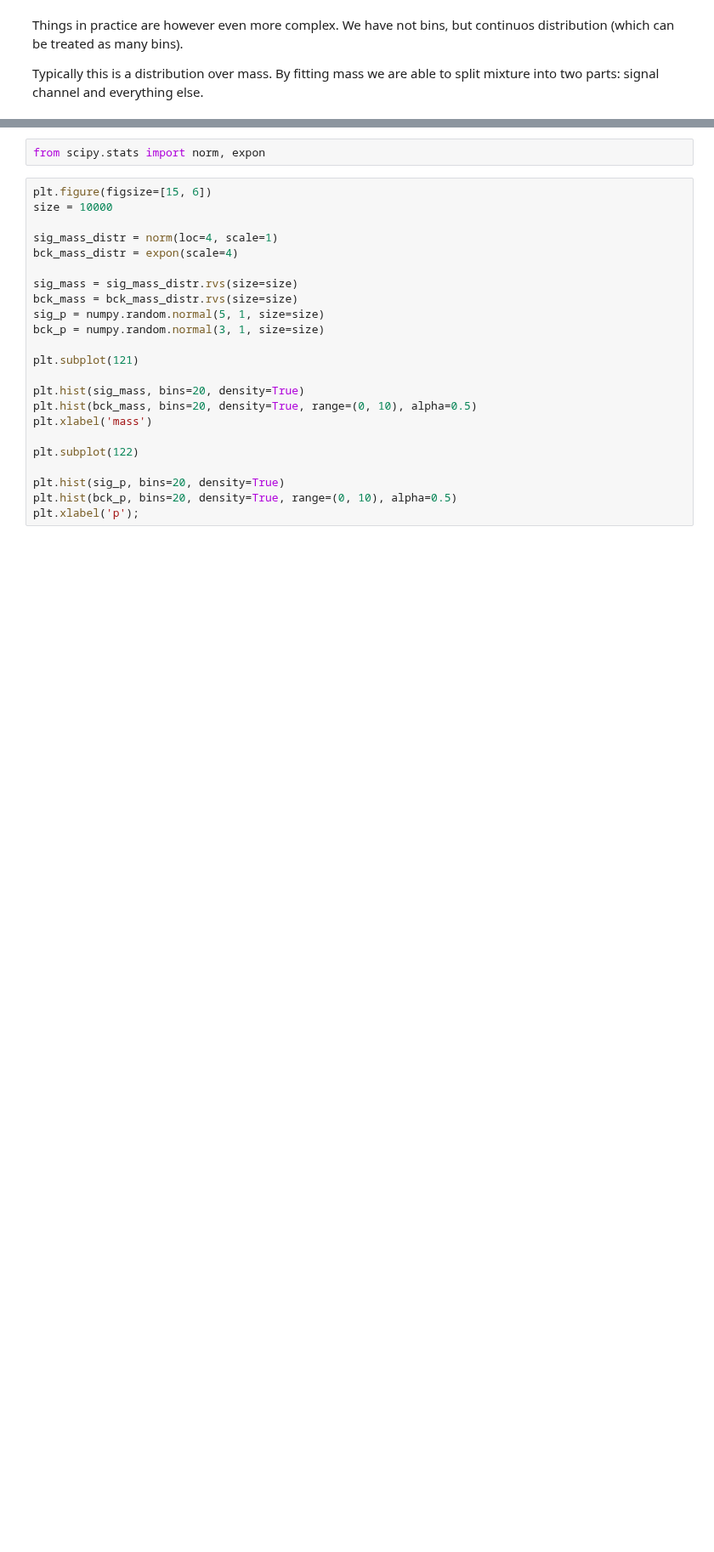
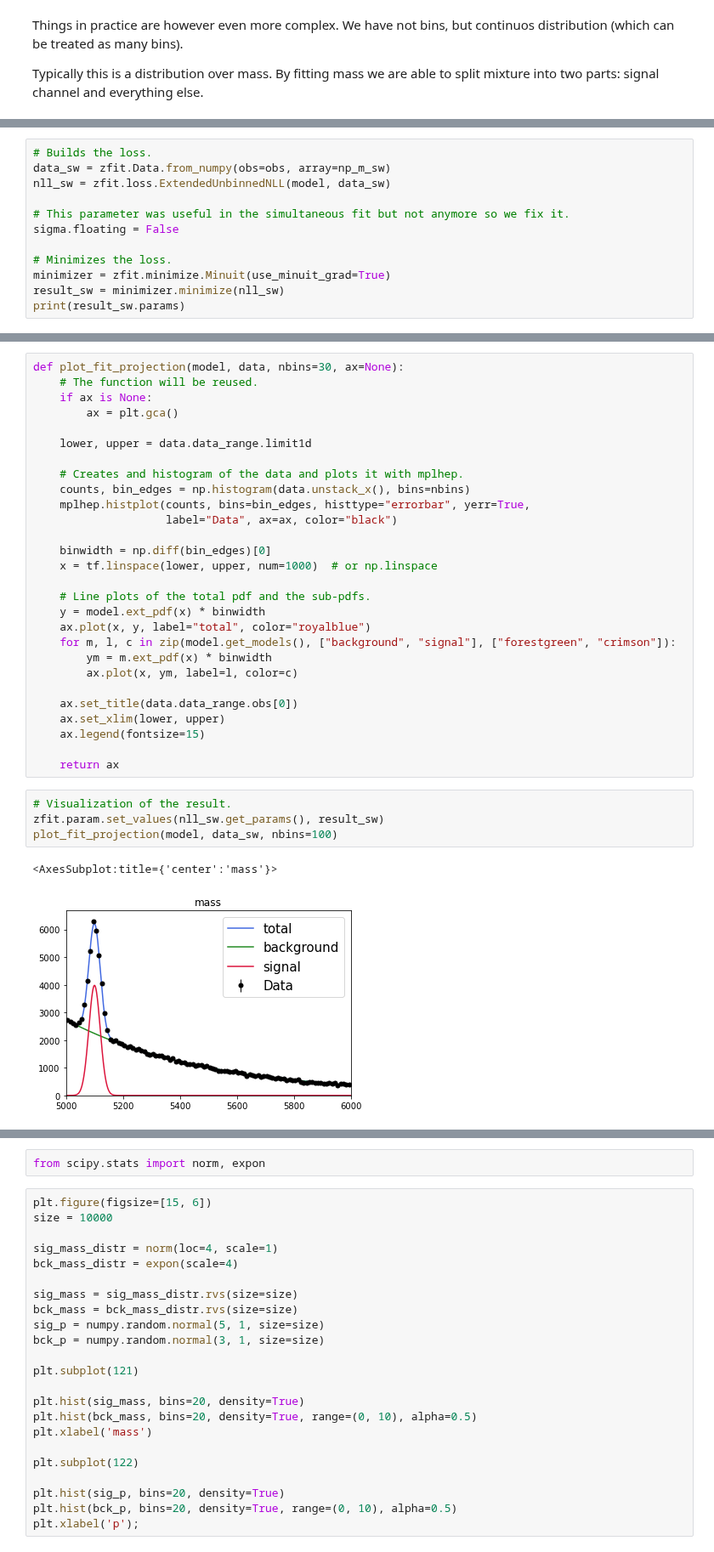
Before and after one commit to hsf-training/analysis-essentials, a Jupyter notebook: advanced-python/60sPlot.ipynb, the cells around one changed output, grey strips where cells are left out. Shown at 85% size. Cells and saved outputs as stored; diff of their text form; blank space fills up the shorter version.

```diff
--- a/advanced-python/60sPlot.ipynb
+++ b/advanced-python/60sPlot.ipynb
@@ -118,0 +197,12 @@ Typically this is a distribution over mass. By fitting mass we are able to split
+# %%
+# Builds the loss.
+data_sw = zfit.Data.from_numpy(obs=obs, array=np_m_sw)
+nll_sw = zfit.loss.ExtendedUnbinnedNLL(model, data_sw)
+
+# This parameter was useful in the simultaneous fit but not anymore so we fix it.
+sigma.floating = False
+
+# Minimizes the loss.
+minimizer = zfit.minimize.Minuit(use_minuit_grad=True)
+result_sw = minimizer.minimize(nll_sw)
+print(result_sw.params)
@@ -118,0 +228,35 @@ Typically this is a distribution over mass. By fitting mass we are able to split
+# %%
+def plot_fit_projection(model, data, nbins=30, ax=None):
+    # The function will be reused.
+    if ax is None:
+        ax = plt.gca()
+
+    lower, upper = data.data_range.limit1d
+
+    # Creates and histogram of the data and plots it with mplhep.
+    counts, bin_edges = np.histogram(data.unstack_x(), bins=nbins)
+    mplhep.histplot(counts, bins=bin_edges, histtype="errorbar", yerr=True,
+                    label="Data", ax=ax, color="black")
+
+    binwidth = np.diff(bin_edges)[0]
+    x = tf.linspace(lower, upper, num=1000)  # or np.linspace
+
+    # Line plots of the total pdf and the sub-pdfs.
+    y = model.ext_pdf(x) * binwidth
+    ax.plot(x, y, label="total", color="royalblue")
+    for m, l, c in zip(model.get_models(), ["background", "signal"], ["forestgreen", "crimson"]):
+        ym = m.ext_pdf(x) * binwidth
+        ax.plot(x, ym, label=l, color=c)
+
+    ax.set_title(data.data_range.obs[0])
+    ax.set_xlim(lower, upper)
+    ax.legend(fontsize=15)
+
+    return ax
+# %%
+# Visualization of the result.
+zfit.param.set_values(nll_sw.get_params(), result_sw)
+plot_fit_projection(model, data_sw, nbins=100)
+# %% [output]
+<AxesSubplot:title={'center':'mass'}>
+[figure, added]
```
Also changed, not shown: parts of 32 cells of this notebook, 13 other files.
